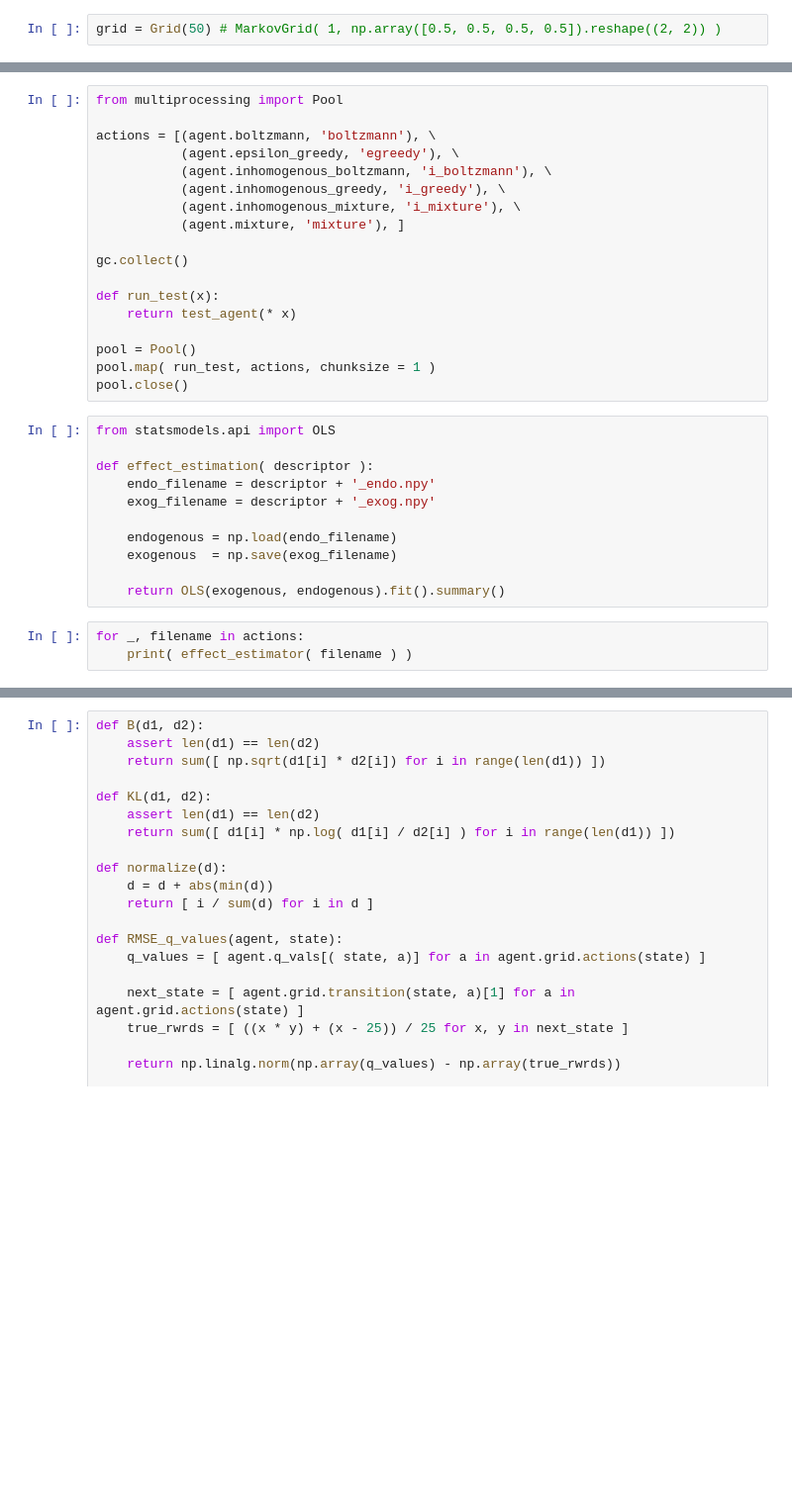
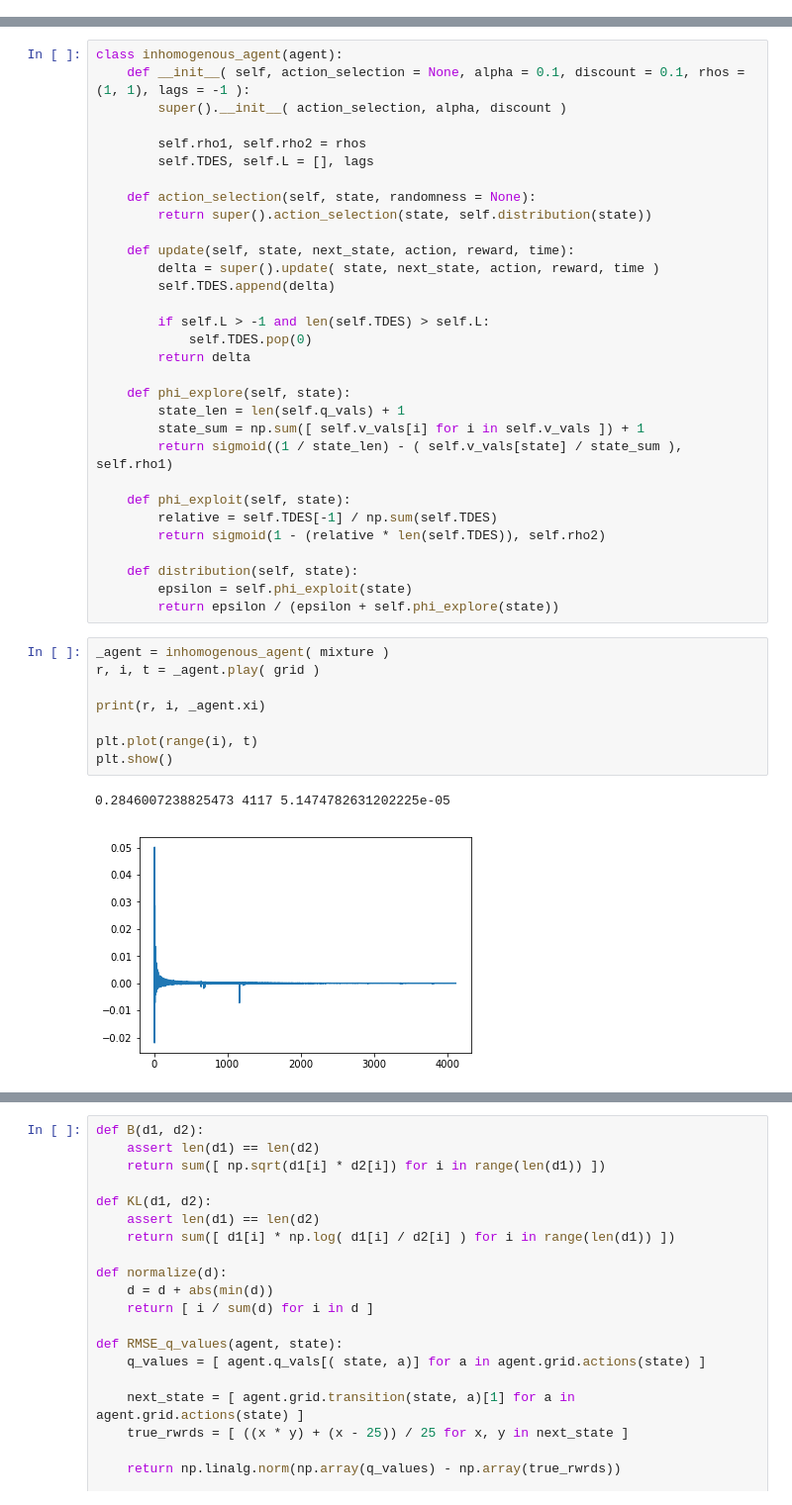
Before and after one commit to smccall-cal/RL_switching, a Jupyter notebook: HAMSTERDAM PT II.ipynb, the cells around one changed output, grey strips where cells are left out. Shown at 99% size. Saved outputs shown, nothing was run; the diff lists cells and outputs as text; blank space fills up the shorter version.

```diff
--- a/HAMSTERDAM PT II.ipynb
+++ b/HAMSTERDAM PT II.ipynb
@@ -163,2 +136,0 @@ class agent:
-# %%
-grid = Grid(50) # MarkovGrid( 1, np.array([0.5, 0.5, 0.5, 0.5]).reshape((2, 2)) )
@@ -214,32 +137,42 @@ def test_agent( action, descriptor = 'agent' ):
-# %%
-from multiprocessing import Pool
-
-actions = [(agent.boltzmann, 'boltzmann'), \
-           (agent.epsilon_greedy, 'egreedy'), \
-           (agent.inhomogenous_boltzmann, 'i_boltzmann'), \
-           (agent.inhomogenous_greedy, 'i_greedy'), \
-           (agent.inhomogenous_mixture, 'i_mixture'), \
-           (agent.mixture, 'mixture'), ]
-
-gc.collect()
-
-def run_test(x):
-    return test_agent(* x)
-
-pool = Pool()
-pool.map( run_test, actions, chunksize = 1 )
-pool.close()
-# %%
-from statsmodels.api import OLS
-
-def effect_estimation( descriptor ):
-    endo_filename = descriptor + '_endo.npy'
-    exog_filename = descriptor + '_exog.npy'
-
-    endogenous = np.load(endo_filename)
-    exogenous  = np.save(exog_filename)
-
-    return OLS(exogenous, endogenous).fit().summary()
-# %%
-for _, filename in actions:
-    print( effect_estimator( filename ) )
+# %%
+class inhomogenous_agent(agent):
+    def __init__( self, action_selection = None, alpha = 0.1, discount = 0.1, rhos = (1, 1), lags = -1 ):
+        super().__init__( action_selection, alpha, discount )
+
+        self.rho1, self.rho2 = rhos
+        self.TDES, self.L = [], lags
+
+    def action_selection(self, state, randomness = None):
+        return super().action_selection(state, self.distribution(state))
+
+    def update(self, state, next_state, action, reward, time):
+        delta = super().update( state, next_state, action, reward, time )
+        self.TDES.append(delta)
+
+        if self.L > -1 and len(self.TDES) > self.L:
+            self.TDES.pop(0)
+        return delta
+
+    def phi_explore(self, state):
+        state_len = len(self.q_vals) + 1
+        state_sum = np.sum([ self.v_vals[i] for i in self.v_vals ]) + 1
+        return sigmoid((1 / state_len) - ( self.v_vals[state] / state_sum ), self.rho1)
+
+    def phi_exploit(self, state):
+        relative = self.TDES[-1] / np.sum(self.TDES)
+        return sigmoid(1 - (relative * len(self.TDES)), self.rho2)
+
+    def distribution(self, state):
+        epsilon = self.phi_exploit(state)
+        return epsilon / (epsilon + self.phi_explore(state))
+# %%
+_agent = inhomogenous_agent( mixture )
+r, i, t = _agent.play( grid )
+
+print(r, i, _agent.xi)
+
+plt.plot(range(i), t)
+plt.show()
+# %% [output]
+0.2846007238825473 4117 5.1474782631202225e-05
+[figure, added]
```
Also changed, not shown: parts of 18 cells of this notebook.
